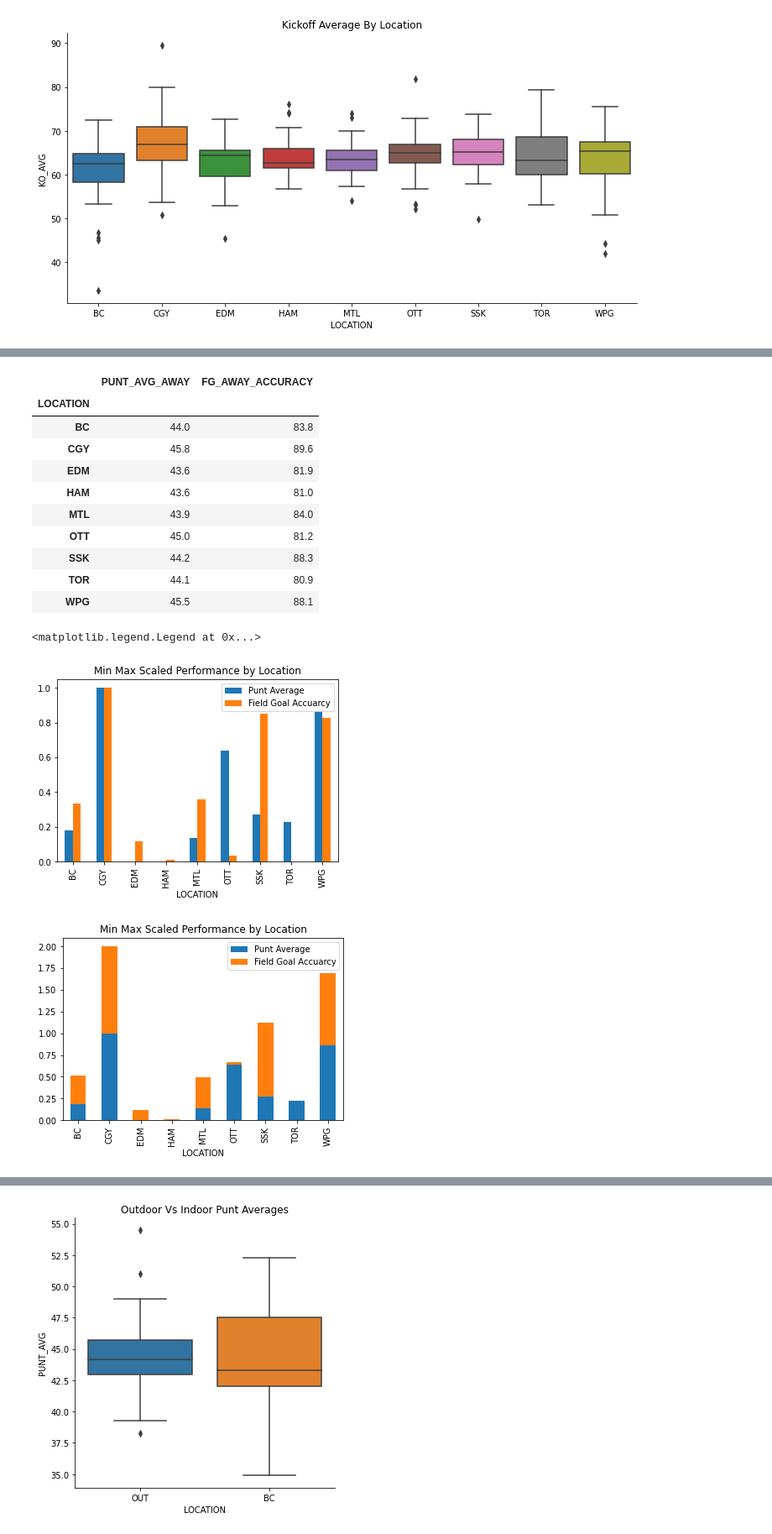
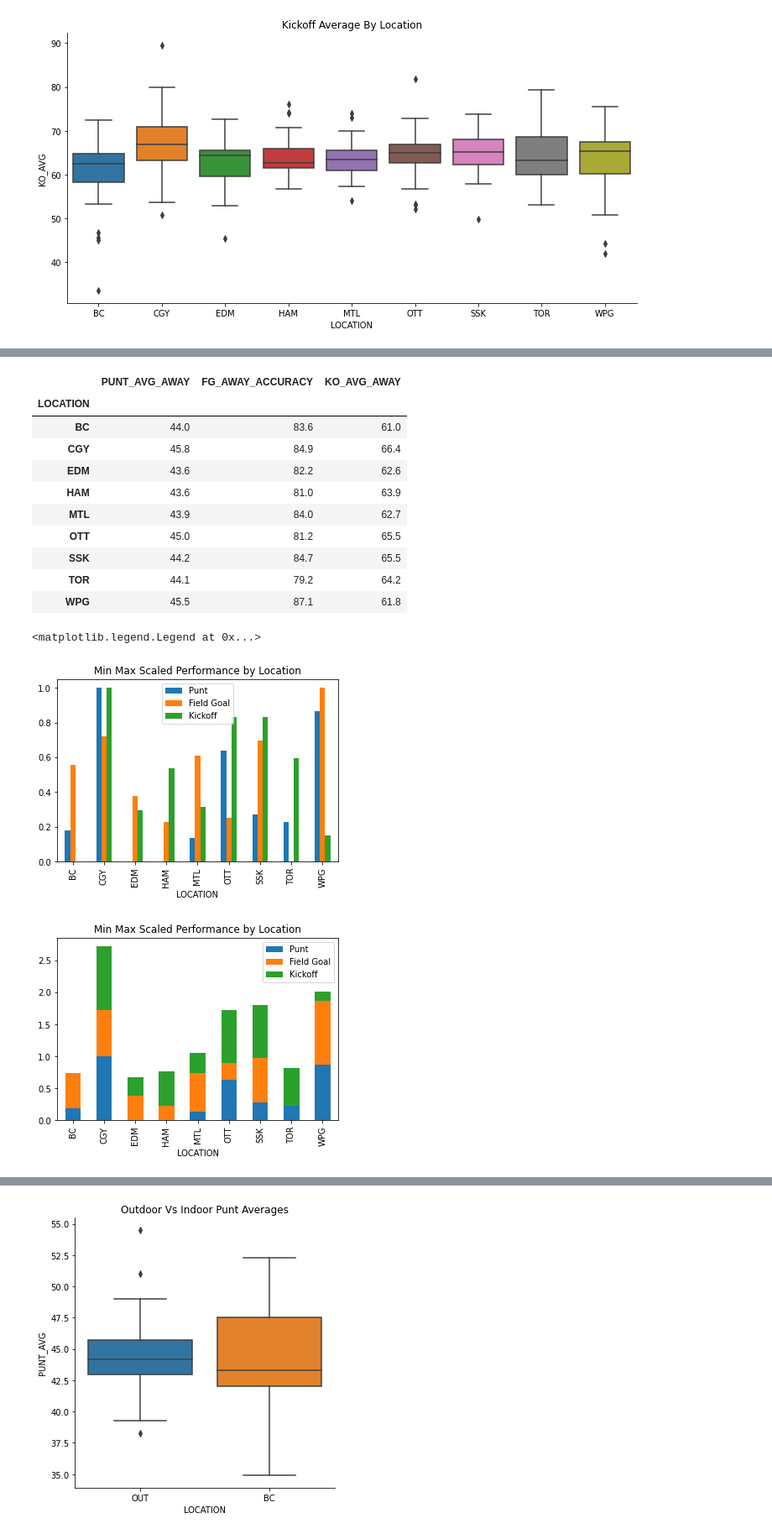
Before and after one commit to huuugh18/Programming-In-Python, a Jupyter notebook: CorseWork/CW2/Final_Project.ipynb, the cells around one changed output, grey strips where cells are left out. Shown at 84% size. Cells and saved outputs as stored; diff of their text form; code cells hidden in the pictures.

```diff
--- a/CorseWork/CW2/Final_Project.ipynb
+++ b/CorseWork/CW2/Final_Project.ipynb
@@ -214,6 +218,9 @@ def clean_df_ko(df):
    #filter out any rows with kickoffs < 1
    # remove Punt columns and other columns not of interest
    df = df[df.NUMBER_OF_KICKOFFS.gt(1)].drop(['URL', 'GAMES_PLAYED', 'NUMBER_OF_PUNTS', 'PUNT_YDS', 'PUNT_AVG', 'PUNT_LONG', 'PUNT_SINGLES', 'KO_LG', 'KO_S'], axis=1)
+
+   #filter out 2021 season as in progress
+   df = df[df.YEAR.lt(2021)]
 
    #sort values
    df = df.sort_values(by=['LOCATION','NAME', 'YEAR'])
@@ -343,21 +383,0 @@ If I was to just take the average of the accuracy and punt averages already calc
-# %%
-def get_location_punt_averages(df):
-    total_punts = df['NUMBER_OF_PUNTS'].groupby(df['LOCATION']).sum()
-    total_punt_yards = df['PUNT_YDS'].groupby(df['LOCATION']).sum()
-    averages =  (total_punt_yards / total_punts).round(1)
-    df = pd.DataFrame(averages, columns=['PUNT_AVG'])
-    df['LOCATION'] = df.index
-    return df
-
-def get_location_fg_accuracies(df):
-    total_attempts = df['FG_ATTEMPTS'].groupby(df['LOCATION']).sum()
-    total_made = df['FG_MADE'].groupby(df['LOCATION']).sum()
-    accuracies = (total_made / total_attempts * 100).round(1)
-    df = pd.DataFrame(accuracies, columns=['ACCURACY'])
-    df['LOCATION'] = df.index
-    return df
-
-away_punt_avgs = get_location_punt_averages(df_away_punt_clean)
-home_punt_avgs = get_location_punt_averages(df_home_punt_clean)
-home_fg_accuracies = get_location_fg_accuracies(df_home_fg_clean)
-away_fg_accuracies = get_location_fg_accuracies(df_away_fg_clean)
@@ -366,9 +384,9 @@ away_fg_accuracies = get_location_fg_accuracies(df_away_fg_clean)
 # %%
-dn = [home_punt_avgs, away_punt_avgs, home_fg_accuracies, away_fg_accuracies]
+dn = [home_punt_avgs, away_punt_avgs, home_fg_accuracies, away_fg_accuracies, home_ko_avgs, away_ko_avgs]
 
 dn = pd.concat(dn, axis=1)
 dn = dn.drop(['LOCATION'], axis=1)
-dn.columns = ['PUNT_AVG_HOME', 'PUNT_AVG_AWAY', 'FG_HOME_ACCURACY', 'FG_AWAY_ACCURACY']
+dn.columns = ['PUNT_AVG_HOME', 'PUNT_AVG_AWAY', 'FG_HOME_ACCURACY', 'FG_AWAY_ACCURACY', 'KO_AVG_HOME', 'KO_AVG_AWAY']
 
 dn
 # %% [output]
@@ -408,35 +437,35 @@ When we compare all games played to only including away games, the most notable
 ## Normalize the Data and Visualize
 # %%
 # drop the columns that include the home players in the data
-dn_away_only = dn.drop(['PUNT_AVG_HOME', 'FG_HOME_ACCURACY'], axis=1)
+dn_away_only = dn.drop(['PUNT_AVG_HOME', 'FG_HOME_ACCURACY', 'KO_AVG_HOME'], axis=1)
 dn_away_only
 # %% [output]
-|  | PUNT_AVG_AWAY | FG_AWAY_ACCURACY |
-| LOCATION |  |  |
-| BC | 44.0 | 83.8 |
-| CGY | 45.8 | 89.6 |
-| EDM | 43.6 | 81.9 |
-| HAM | 43.6 | 81.0 |
-| MTL | 43.9 | 84.0 |
-| OTT | 45.0 | 81.2 |
-| SSK | 44.2 | 88.3 |
-| TOR | 44.1 | 80.9 |
-| WPG | 45.5 | 88.1 |
+|  | PUNT_AVG_AWAY | FG_AWAY_ACCURACY | KO_AVG_AWAY |
+| LOCATION |  |  |  |
+| BC | 44.0 | 83.6 | 61.0 |
+| CGY | 45.8 | 84.9 | 66.4 |
+| EDM | 43.6 | 82.2 | 62.6 |
+| HAM | 43.6 | 81.0 | 63.9 |
+| MTL | 43.9 | 84.0 | 62.7 |
+| OTT | 45.0 | 81.2 | 65.5 |
+| SSK | 44.2 | 84.7 | 65.5 |
+| TOR | 44.1 | 79.2 | 64.2 |
+| WPG | 45.5 | 87.1 | 61.8 |
 # %%
 ## Minmax Scaler
 
 scaler = preprocessing.MinMaxScaler()
 dn_scaled = pd.DataFrame(scaler.fit_transform(dn_away_only), columns=dn_away_only.columns)
 # add location back
 dn_scaled['LOCATION'] = dn.index
 ax3 = dn_scaled.plot.bar(x='LOCATION', title='Min Max Scaled Performance by Location')
-ax3.legend(labels=['Punt Average', 'Field Goal Accuarcy'])
+ax3.legend(labels=['Punt', 'Field Goal', 'Kickoff'])
 ax4 = dn_scaled.plot.bar(x='LOCATION', title='Min Max Scaled Performance by Location', stacked=True, sort_columns=True)
-ax4.legend(labels=['Punt Average', 'Field Goal Accuarcy'])
+ax4.legend(labels=['Punt', 'Field Goal', 'Kickoff'])
 # %% [output]
 <matplotlib.legend.Legend at 0x...>
-[figure, old version]
+[figure, new version]
-[figure, old version]
+[figure, new version]
 # %%
 # Standard Scaler
 standard_scaler = preprocessing.StandardScaler()
```
Also changed, not shown: parts of 50 cells of this notebook, 1 other file.
